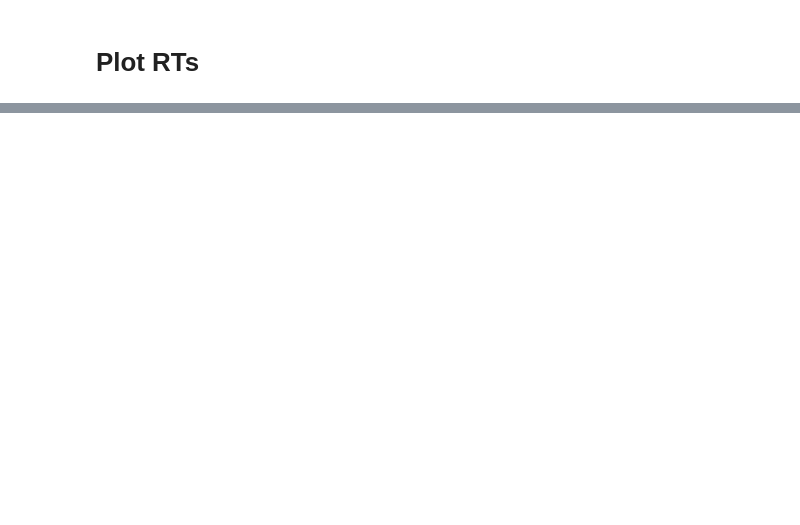
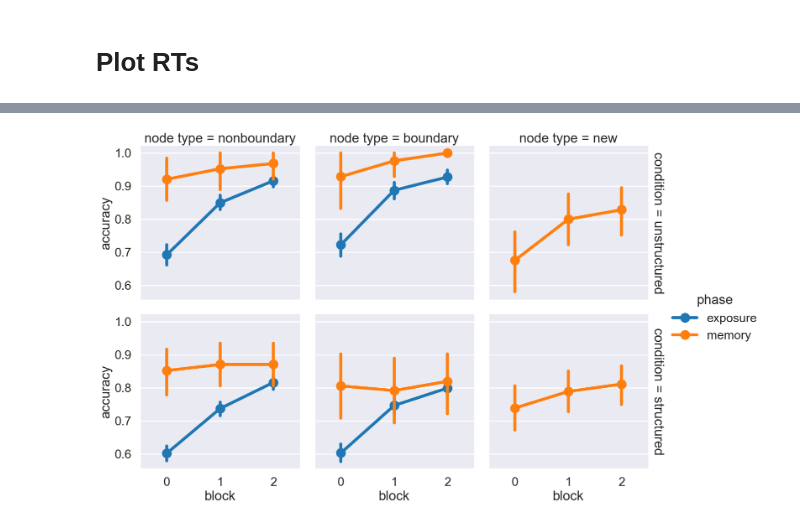
Before and after one commit to tejas-savalia/eb_mem, a Jupyter notebook: analysis_sandbox.ipynb, the cells around one changed output, grey strips where cells are left out. Saved outputs shown, nothing was run; the diff lists cells and outputs as text; code cells hidden in the pictures; blank space fills up the shorter version.

```diff
--- a/analysis_sandbox.ipynb
+++ b/analysis_sandbox.ipynb
@@ -102,0 +155,11 @@ df_clean_rt_outlier = df_clean[np.abs(stat.zscore(df_clean['rt'], nan_policy='om
+# %%
+df_clean_exposure['phase'] = 'exposure'
+df_clean_memory['phase'] = 'memory'
+# %%
+concat_df = pd.concat([df_clean_exposure[['rt', 'accuracy', 'condition', 'block', 'node type', 'participant', 'phase']],
+df_clean_memory[['rt', 'accuracy', 'condition', 'block', 'node type', 'participant', 'phase']]]).reset_index(drop=True)
+# %%
+g = sns.catplot(x = 'block', y = 'accuracy',  col = 'node type',
+           data = concat_df, kind = 'point', margin_titles=True, hue = 'phase', row = 'condition')
+# %% [output]
+[figure, added]
```
Also changed, not shown: parts of 15 cells of this notebook.
